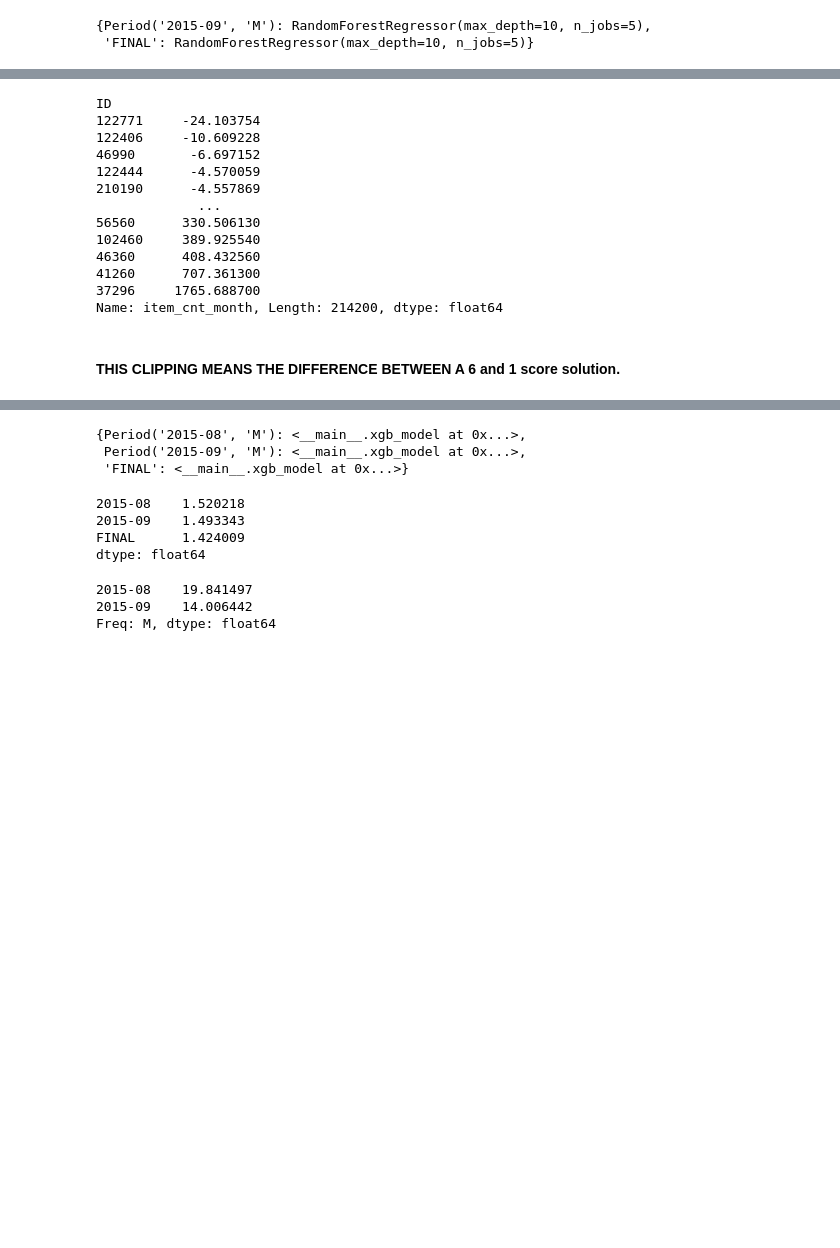
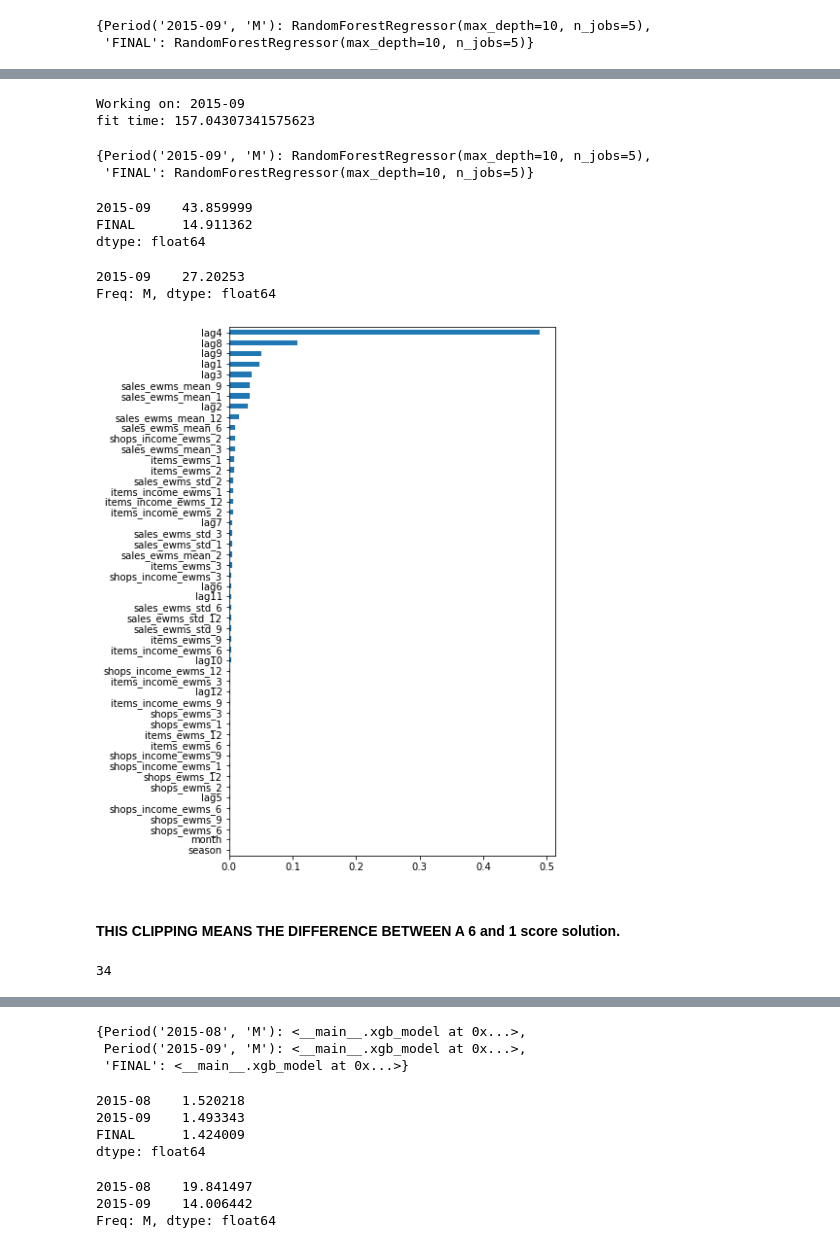
Before and after one commit to lsuazo/HowToWinKaggle, a Jupyter notebook: FinalProject/20200824_setup_cross_val.ipynb, the cells around one changed output, grey strips where cells are left out. Saved outputs shown, nothing was run; the diff lists cells and outputs as text; code cells hidden in the pictures; blank space fills up the shorter version.

```diff
--- a/FinalProject/20200824_setup_cross_val.ipynb
+++ b/FinalProject/20200824_setup_cross_val.ipynb
@@ -357,4 +287,0 @@ plot_feature_importances(fitted)
-# %%
-mod = xgb_model(num_boost_round=100, max_depth=10, eta=0.2)
-fitted, ytpred, yvpred, elapsed = fit_and_predict(mod, X_train,Y_train, X_val)
-elapsed, mean_squared_error(Y_train, ytpred), mean_squared_error(Y_val, yvpred)
@@ -367,18 +290,17 @@ plot_feature_importances(fitted)
 # %%
-NUM_LAGGED_VALUES = 24
-DROP_COLUMNS = list(features_dict.keys()) + ['month', 'season']
-
-def rolling_cross_validation(model, data_months_list, post_process_preds = None, validate_months_num=None, num_stack_months=1, fit_final=False):
+def rolling_cross_validation(model, data_months_list, post_process_preds = None, num_lagged_values=12, validate_months_num=None, num_stack_months=1, pred_fill_value=0, fit_final=False, drop_cols=None):
     if post_process_preds is None:
         post_process_preds = lambda x: x
 
     Xs_deque = deque()
     Ys_deque = deque()
+    Ysubs_deque = deque()
 
     for month in data_months_list[:num_stack_months]:
-        X_, Y_ = get_single_month_XY(month, drop_cols=DROP_COLUMNS, num_lagged_values=NUM_LAGGED_VALUES)
+        X_, Y_, Ysub_= get_single_month_XY(month, drop_cols=drop_cols, num_lagged_values=num_lagged_values)
         Xs_deque.append(X_)
         Ys_deque.append(Y_)
+        Ysubs_deque.append(Ysub_)
 
 
     if validate_months_num is None:
@@ -395,27 +317,33 @@ def rolling_cross_validation(model, data_months_list, post_process_preds = None,
     for month in data_months_list[num_stack_months: num_stack_months + validate_months_num]:
         print(f'Working on: {month}')
         loop_start = time.time()
+
         X_train = pd.concat(Xs_deque)
         Y_train = pd.concat(Ys_deque)
+        Y_sub_train = pd.concat(Ysubs_deque)
 
-        X_val, Y_val = get_single_month_XY(month, drop_cols=DROP_COLUMNS, num_lagged_values=NUM_LAGGED_VALUES)
+        X_val, Y_val, Y_sub_val = get_single_month_XY(month, drop_cols=drop_cols, num_lagged_values=num_lagged_values)
         fitted, ytrain_pred, yval_pred, elapsed_time = fit_and_predict(model, X_train, Y_train, X_val)
         fitted_models[month] = fitted
         print(f'fit time: {elapsed_time}')
 
-
+        ytrain_pred = conform_to_sub(X_train, ytrain_pred, Y_sub_train, fill_value=pred_fill_value)
+        yval_pred = conform_to_sub(X_val, yval_pred, Y_sub_val, fill_value=pred_fill_value)
 
         ytrain_pred = post_process_preds(ytrain_pred)
         yval_pred = post_process_preds(yval_pred)
 
-        in_sample_scores[month] = mean_squared_error(Y_train, ytrain_pred)
-        oos_scores[month] = mean_squared_error(Y_val, yval_pred)
+        in_sample_scores[month] = np.sqrt(mean_squared_error(Y_sub_train, ytrain_pred))
+        oos_scores[month] = np.sqrt(mean_squared_error(Y_sub_val, yval_pred))
 
         Xs_deque.popleft()
         Ys_deque.popleft()
+        Ysubs_deque.popleft()
 
         Xs_deque.append(X_val)
         Ys_deque.append(Y_val)
+        Ysubs_deque.append(Y_sub_val)
+
 
         loop_end = time.time()
         loop_times.append(loop_end - loop_start)
@@ -423,9 +351,11 @@ def rolling_cross_validation(model, data_months_list, post_process_preds = None,
     if fit_final:
         X_train = pd.concat(Xs_deque)
         Y_train = pd.concat(Ys_deque)
+        Y_sub = pd.concat(Ysubs_deque)
+
         fitted, ytrain_pred, yval_pred, elapsed_time = fit_and_predict(model, X_train, Y_train, X_val)
         fitted_models['FINAL'] = fitted
-        in_sample_scores['FINAL'] = mean_squared_error(Y_train, post_process_preds(ytrain_pred))
+        in_sample_scores['FINAL'] = np.sqrt(mean_squared_error(Y_train, post_process_preds(ytrain_pred)))
 
 
     return fitted_models, in_sample_scores, oos_scores, loop_times
@@ -458,18 +381,28 @@ temp = pd.read_csv('2020_08_26_month_stacked_xgb_with_ewms_more_inds_V3.csv', in
-# %%
-temp.item_cnt_month.sort_values()
-# %% [output]
-ID
-122771     -24.103754
-122406     -10.609228
-46990       -6.697152
-122444      -4.570059
-210190      -4.557869
-             ...
-56560      330.506130
-102460     389.925540
-46360      408.432560
-41260      707.361300
-37296     1765.688700
-Name: item_cnt_month, Length: 214200, dtype: float64
+# %%
+mod = RandomForestRegressor(n_estimators=100, max_depth=10, n_jobs=5)
+fitted_models, isscores, osscores, times = rolling_cross_validation(mod, full_data_months[20:], post_process_preds=lambda x: np.clip(x, 0,20), num_stack_months=1, fit_final=True)
+# %% [output]
+Working on: 2015-09
+fit time: 157.04307341575623
+# %%
+fitted_models
+# %% [output]
+{Period('2015-09', 'M'): RandomForestRegressor(max_depth=10, n_jobs=5),
+ 'FINAL': RandomForestRegressor(max_depth=10, n_jobs=5)}
+# %%
+pd.Series(isscores)
+# %% [output]
+2015-09    43.859999
+FINAL      14.911362
+dtype: float64
+# %%
+pd.Series(osscores)
+# %% [output]
+2015-09    27.20253
+Freq: M, dtype: float64
+# %%
+plot_feature_importances(fitted_models['FINAL'])
+# %% [output]
+[figure, added]
 # %% [markdown]
 #### THIS CLIPPING MEANS THE DIFFERENCE BETWEEN A 6 and 1 score solution.
@@ -477,0 +409,4 @@ np.clip(temp, 0,20).to_csv('2020_08_26_month_stacked_xgb_with_ewms_more_inds_V3_
+# %%
+len(months)
+# %% [output]
+34
```
Also changed, not shown: parts of 56 cells of this notebook, 1 other file.
